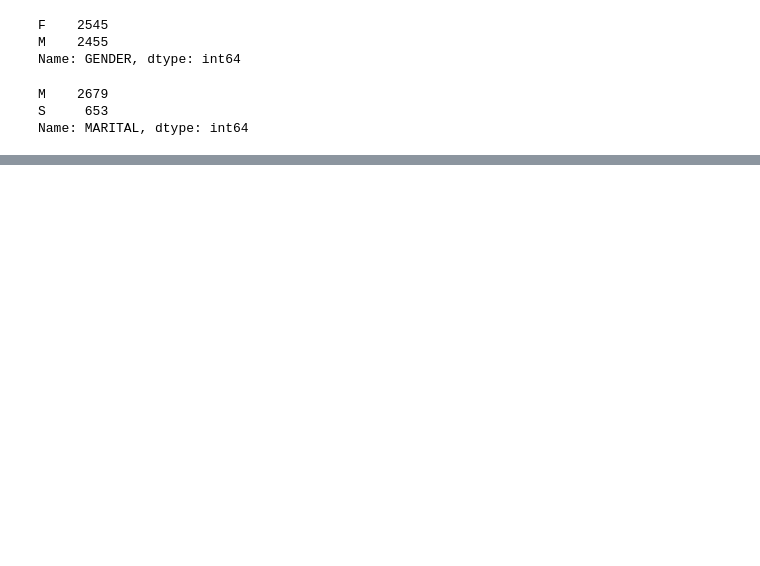
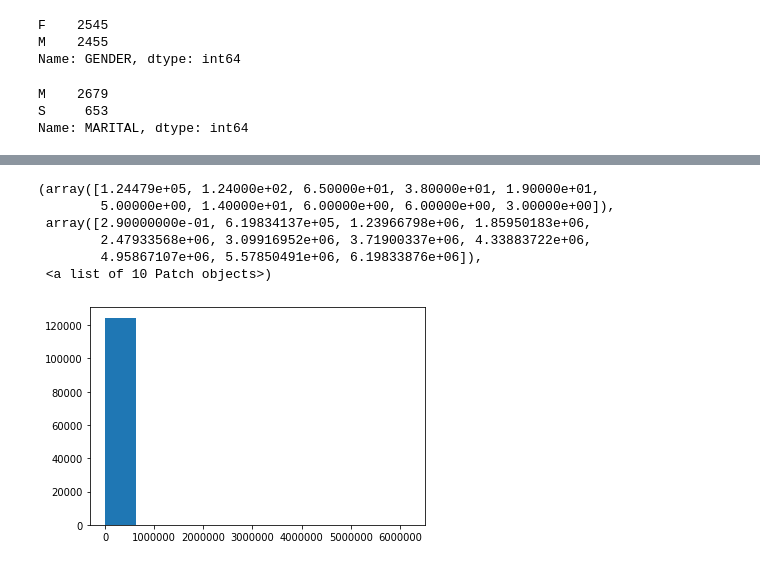
Before and after one commit to mtrotter/massandopolis, a Jupyter notebook: quest_for_wrongness.ipynb, the cells around one changed output, grey strips where cells are left out. Saved outputs shown, nothing was run; the diff lists cells and outputs as text; code cells hidden in the pictures; blank space fills up the shorter version.

```diff
--- a/quest_for_wrongness.ipynb
+++ b/quest_for_wrongness.ipynb
@@ -278,0 +347,2 @@ meds = pd.read_csv("medications.csv")
+# %%
+meds_plus_dem = meds.merge(pats, left_on="PATIENT", right_on="Id")
@@ -278,0 +401,4 @@ meds = pd.read_csv("medications.csv")
+# %%
+meds_plus_dem['DESCRIPTION']=meds_plus_dem['DESCRIPTION'].str.lower()
+
+meds_plus_dem[meds_plus_dem['DESCRIPTION'].str.contains("codone")]['Id'].nunique()
@@ -278,0 +476,10 @@ meds = pd.read_csv("medications.csv")
+# %%
+plt.hist(meds_plus_dem['TOTALCOST'])
+# %% [output]
+(array([1.24479e+05, 1.24000e+02, 6.50000e+01, 3.80000e+01, 1.90000e+01,
+        5.00000e+00, 1.40000e+01, 6.00000e+00, 6.00000e+00, 3.00000e+00]),
+ array([2.90000000e-01, 6.19834137e+05, 1.23966798e+06, 1.85950183e+06,
+        2.47933568e+06, 3.09916952e+06, 3.71900337e+06, 4.33883722e+06,
+        4.95867107e+06, 5.57850491e+06, 6.19833876e+06]),
+ <a list of 10 Patch objects>)
+[figure, added]
```
Also changed, not shown: parts of 91 cells of this notebook.
